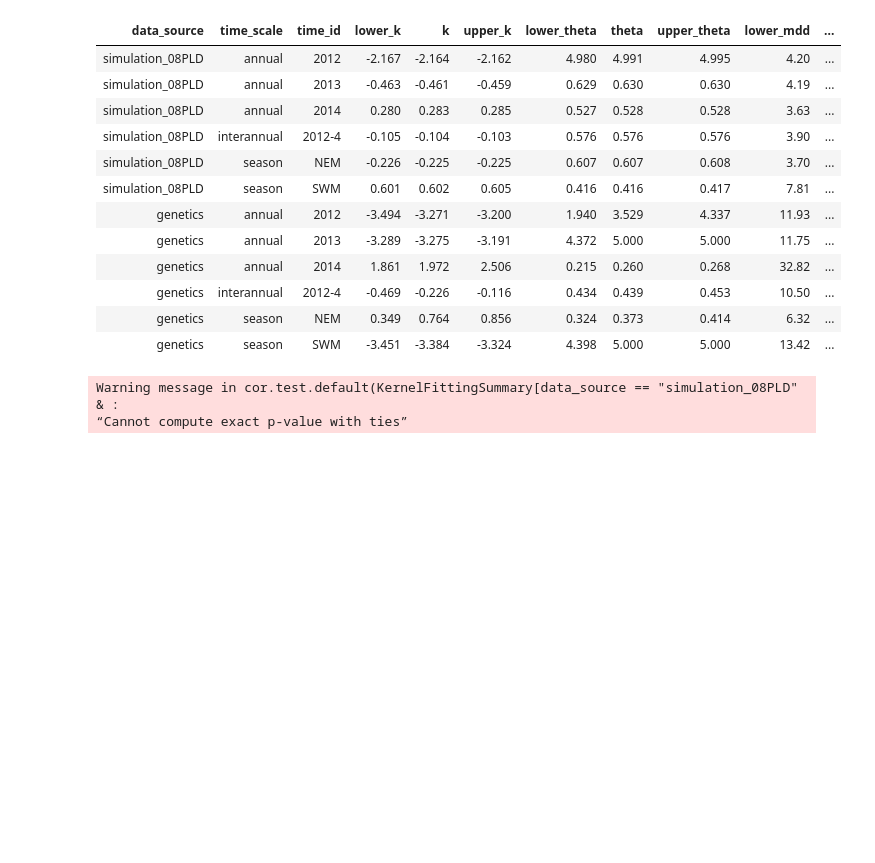
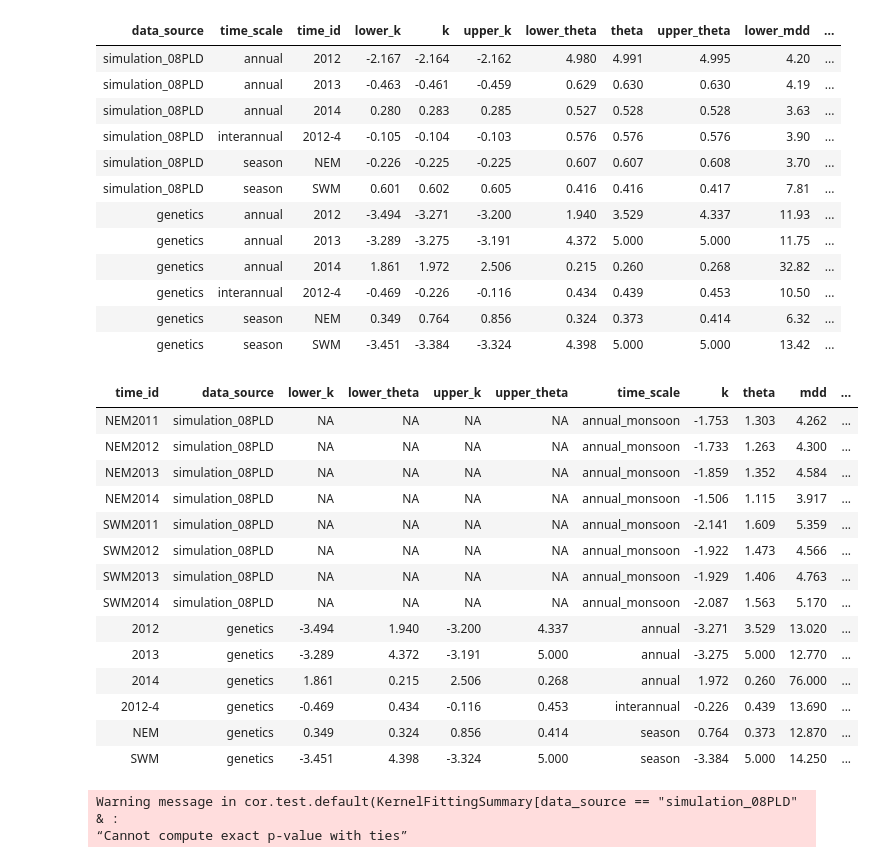
Before and after one commit to pinskylab/CamotesROMS, a Jupyter notebook: notebooks/process_ROMS_kernels.ipynb, the cells around one changed output. Drawn from its saved outputs; the diff is of its cells as text; code cells hidden in the pictures; blank space fills up the shorter version.

Commit message:
mixed up the seasonal model code, fixed problem, results correct

```diff
--- a/notebooks/process_ROMS_kernels.ipynb
+++ b/notebooks/process_ROMS_kernels.ipynb
@@ -33,6 +45,6 @@ return(x)
 # %%
 #read in the simulation kernel fits
-SimKernels <- fread("~/oceanography/script_output/KernelFits/summary_tables/SimulationKernelFits.csv")[, data_source := "simulation_08PLD"]
+SimKernels <- fread("~/oceanography/script_output/KernelFits/SimulationKernelFits08DayPLD.csv")[, data_source := "simulation_08PLD"]
 SimKernels15PLD <- fread("~/oceanography/script_output/KernelFits/SimulationKernelFits15DayPLD.csv")[, data_source := "simulation_15PLD"]
 
 #setnames(SimKernels, c("TimeID", "TimeScale"), c("time_id", "time_scale")) #from now on, DTs will be named LikeThis, vectors (including colnames and row ids) will be like_this- until I get around to making that consistent in every script, rename here
@@ -275,6 +281,24 @@ KernelFittingSummary
 | genetics | interannual | 2012-4 | -0.469 | -0.226 | -0.116 | 0.434 | 0.439 | 0.453 | 10.50 | ... |
 | genetics | season | NEM | 0.349 | 0.764 | 0.856 | 0.324 | 0.373 | 0.414 | 6.32 | ... |
 | genetics | season | SWM | -3.451 | -3.384 | -3.324 | 4.398 | 5.000 | 5.000 | 13.42 | ... |
+# %%
+KernelFittingSummary
+# %% [output]
+| time_id | data_source | lower_k | lower_theta | upper_k | upper_theta | time_scale | k | theta | mdd | ... |
+| NEM2011 | simulation_08PLD | NA | NA | NA | NA | annual_monsoon | -1.753 | 1.303 | 4.262 | ... |
+| NEM2012 | simulation_08PLD | NA | NA | NA | NA | annual_monsoon | -1.733 | 1.263 | 4.300 | ... |
+| NEM2013 | simulation_08PLD | NA | NA | NA | NA | annual_monsoon | -1.859 | 1.352 | 4.584 | ... |
+| NEM2014 | simulation_08PLD | NA | NA | NA | NA | annual_monsoon | -1.506 | 1.115 | 3.917 | ... |
+| SWM2011 | simulation_08PLD | NA | NA | NA | NA | annual_monsoon | -2.141 | 1.609 | 5.359 | ... |
+| SWM2012 | simulation_08PLD | NA | NA | NA | NA | annual_monsoon | -1.922 | 1.473 | 4.566 | ... |
+| SWM2013 | simulation_08PLD | NA | NA | NA | NA | annual_monsoon | -1.929 | 1.406 | 4.763 | ... |
+| SWM2014 | simulation_08PLD | NA | NA | NA | NA | annual_monsoon | -2.087 | 1.563 | 5.170 | ... |
+| 2012 | genetics | -3.494 | 1.940 | -3.200 | 4.337 | annual | -3.271 | 3.529 | 13.020 | ... |
+| 2013 | genetics | -3.289 | 4.372 | -3.191 | 5.000 | annual | -3.275 | 5.000 | 12.770 | ... |
+| 2014 | genetics | 1.861 | 0.215 | 2.506 | 0.268 | annual | 1.972 | 0.260 | 76.000 | ... |
+| 2012-4 | genetics | -0.469 | 0.434 | -0.116 | 0.453 | interannual | -0.226 | 0.439 | 13.690 | ... |
+| NEM | genetics | 0.349 | 0.324 | 0.856 | 0.414 | season | 0.764 | 0.373 | 12.870 | ... |
+| SWM | genetics | -3.451 | 4.398 | -3.324 | 5.000 | season | -3.384 | 5.000 | 14.250 | ... |
 # %%
 #reformat summary table for publication
 KernelFittingSummaryPub <- KernelFittingSummary[data_source != "simulation_15PLD"][, .(k=paste(lower_k, k, upper_k),
```
Also changed, not shown: parts of 13 cells of this notebook, 2 other files.
